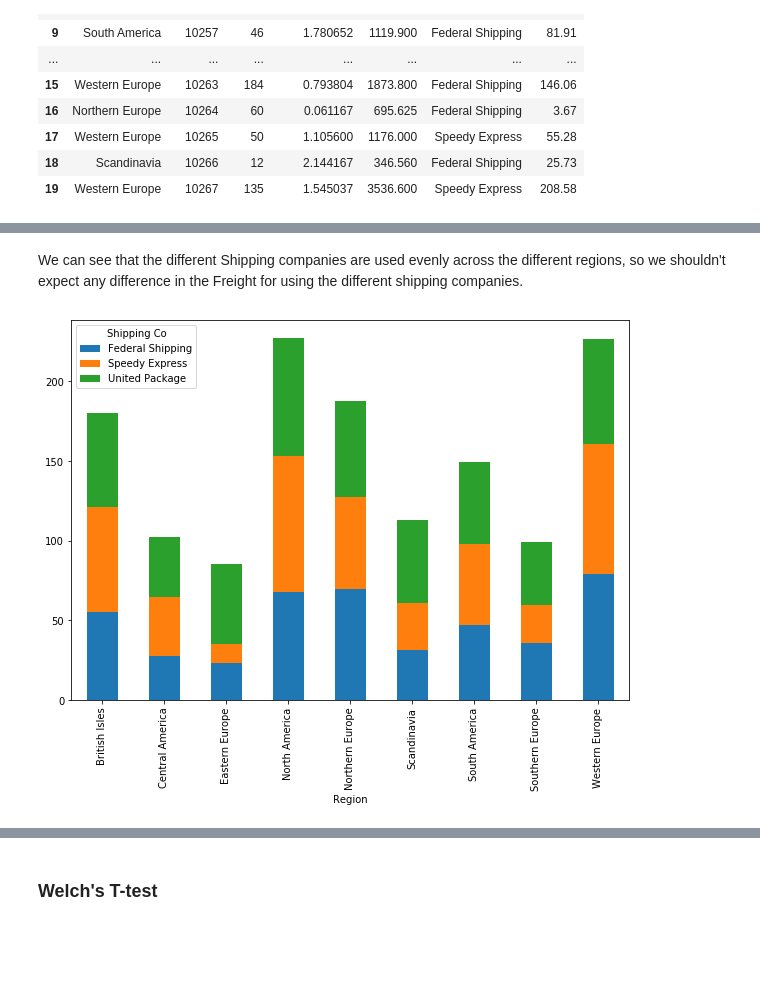
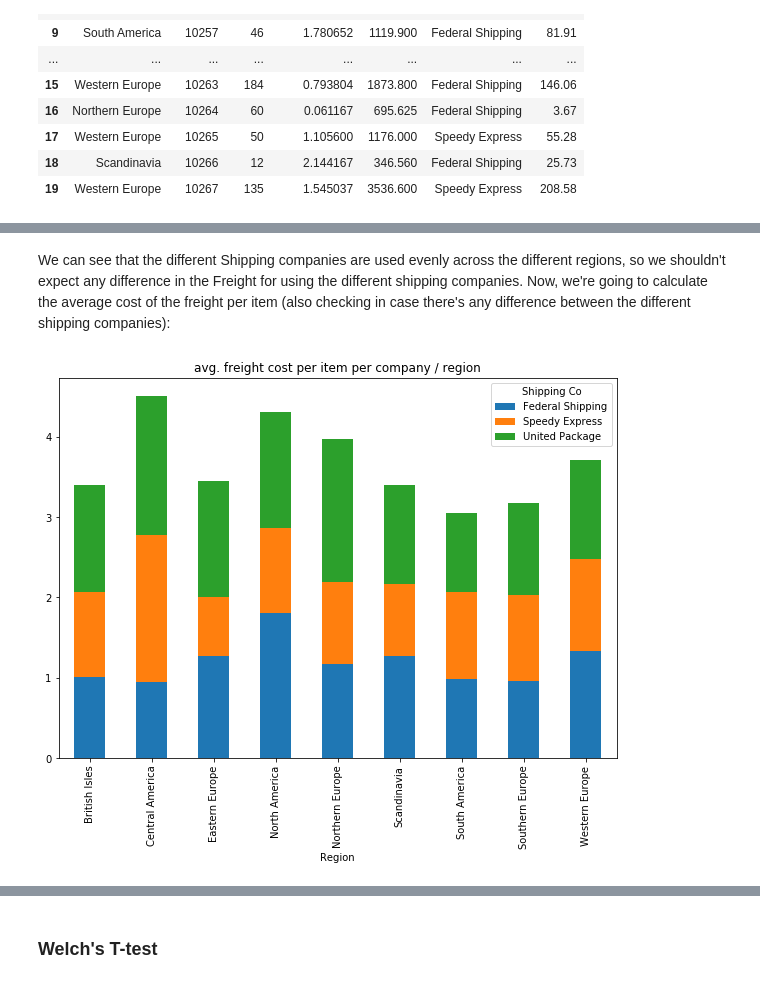
Before and after one commit to bartomolina/dsmod3project, a Jupyter notebook: student.ipynb, the cells around one changed output, grey strips where cells are left out. Cells and saved outputs as stored; diff of their text form; code cells hidden in the pictures; blank space fills up the shorter version.

```diff
--- a/student.ipynb
+++ b/student.ipynb
@@ -276,8 +276,8 @@ df_regions_pivot.plot.bar(stacked=True, figsize=(10,7));
 # %% [markdown]
-We can see that the different Shipping companies are used evenly across the different regions, so we shouldn't expect any difference in the Freight for using the different shipping companies.
+We can see that the different Shipping companies are used evenly across the different regions, so we shouldn't expect any difference in the Freight for using the different shipping companies. Now, we're going to calculate the average cost of the freight per item (also checking in case there's any difference between the different shipping companies):
 # %%
-df_regions_pivot2 = df_regions.pivot_table(index='Region', columns='Shipping Co', values='Items', aggfunc='mean')
-df_regions_pivot2
-df_regions_pivot2.plot.bar(stacked=True, figsize=(10,7));
+df_regions_freight_company = df_regions.pivot_table(index='Region', columns='Shipping Co', values='Freight / Item', aggfunc='mean')
+df_regions_freight_company
+df_regions_freight_company.plot.bar(stacked=True, figsize=(10,7), title='avg. freight cost per item per company / region');
 # %% [output]
-[figure, old version]
+[figure, new version]
```
Also changed, not shown: parts of 15 cells of this notebook.
